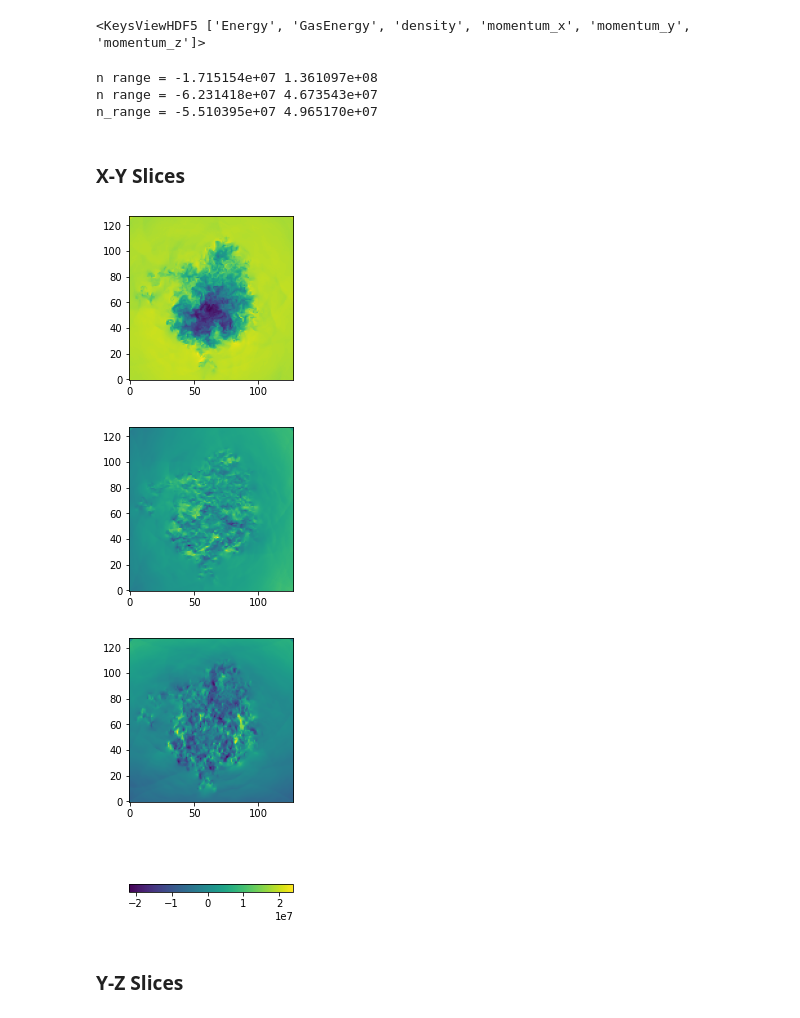
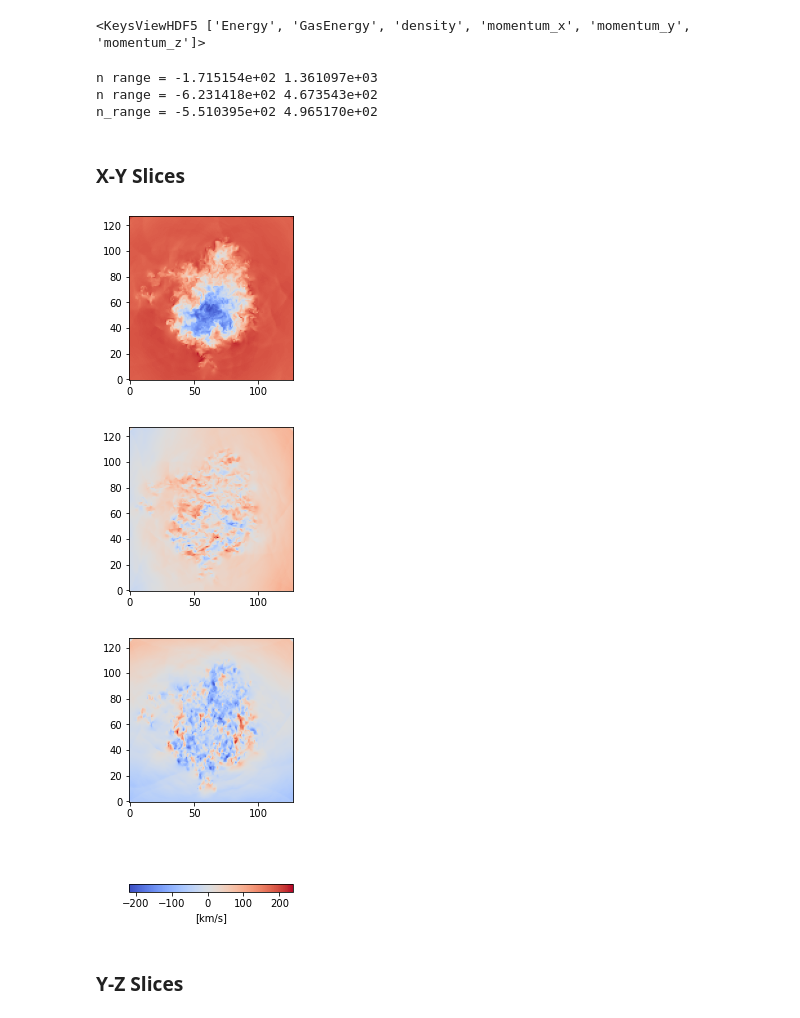
Before and after one commit to hannahjleary/python, a Jupyter notebook: Notebooks/Velocity_Slices.ipynb, the cells around one changed output. Saved outputs shown, nothing was run; the diff lists cells and outputs as text; code cells hidden in the pictures.

```diff
--- a/Notebooks/Velocity_Slices.ipynb
+++ b/Notebooks/Velocity_Slices.ipynb
@@ -46,18 +46,20 @@ pz = f['momentum_z'][:]
 d = f['density'][:]
 # %%
 f.close()
+# %%
+km = 1e-5
 # %%
-vx = (px*v_c)/d
-vy = (py*v_c)/d
-vz = (pz*v_c)/d
+vx = (px*v_c*km)/d
+vy = (py*v_c*km)/d
+vz = (pz*v_c*km)/d
 # %%
 print("n range = %e %e" % (np.min(vx),np.max(vx)))
 print("n range = %e %e" % (np.min(vy),np.max(vy)))
 print("n_range = %e %e" % (np.min(vz),np.max(vz)))
 # %% [output]
-n range = -1.715154e+07 1.361097e+08
-n range = -6.231418e+07 4.673543e+07
-n_range = -5.510395e+07 4.965170e+07
+n range = -1.715154e+02 1.361097e+03
+n range = -6.231418e+02 4.673543e+02
+n_range = -5.510395e+02 4.965170e+02
 # %%
 vx_xy = vx[int(nx/2),:,:]
 vx_yz = vx[:,int(ny/2),:]
@@ -74,23 +76,23 @@ vz_xz = vz[:,:,int(nz/2)]
 <h3>X-Y Slices</h3>
 # %%
 fig = plt.figure(figsize=(10,10))
-plt.subplot(1,3,1)
-image = plt.imshow(vx_xy.T, origin='lower', cmap='viridis')
+fig.add_subplot(1,3,1)
+image = plt.imshow(vx_xy.T, origin='lower', cmap='coolwarm')
 
 fig = plt.figure(figsize=(10,10))
-plt.subplot(1,3,2)
-image = plt.imshow(vy_xy.T, origin='lower', cmap='viridis')
+fig.add_subplot(1,3,2)
+image = plt.imshow(vy_xy.T, origin='lower', cmap='coolwarm')
 
 fig = plt.figure(figsize=(10,10))
-plt.subplot(1,3,3)
-image = plt.imshow(vz_xy.T, origin='lower', cmap='viridis')
+fig.add_subplot(1,3,3)
+image = plt.imshow(vz_xy.T, origin='lower', cmap='coolwarm')
 
 plt.savefig('..\Plots\plot4.png', bbox_inches='tight')
-cb = plt.colorbar(image, orientation = 'horizontal')
+cb = plt.colorbar(image, orientation = 'horizontal', label='[km/s]')
 # %% [output]
-[figure, old version]
+[figure, new version]
-[figure, old version]
+[figure, new version]
-[figure, old version]
+[figure, new version]
 # %% [markdown]
 <h3>Y-Z Slices</h3>
 # %%
```
Also changed, not shown: parts of 19 cells of this notebook, 3 other files.
